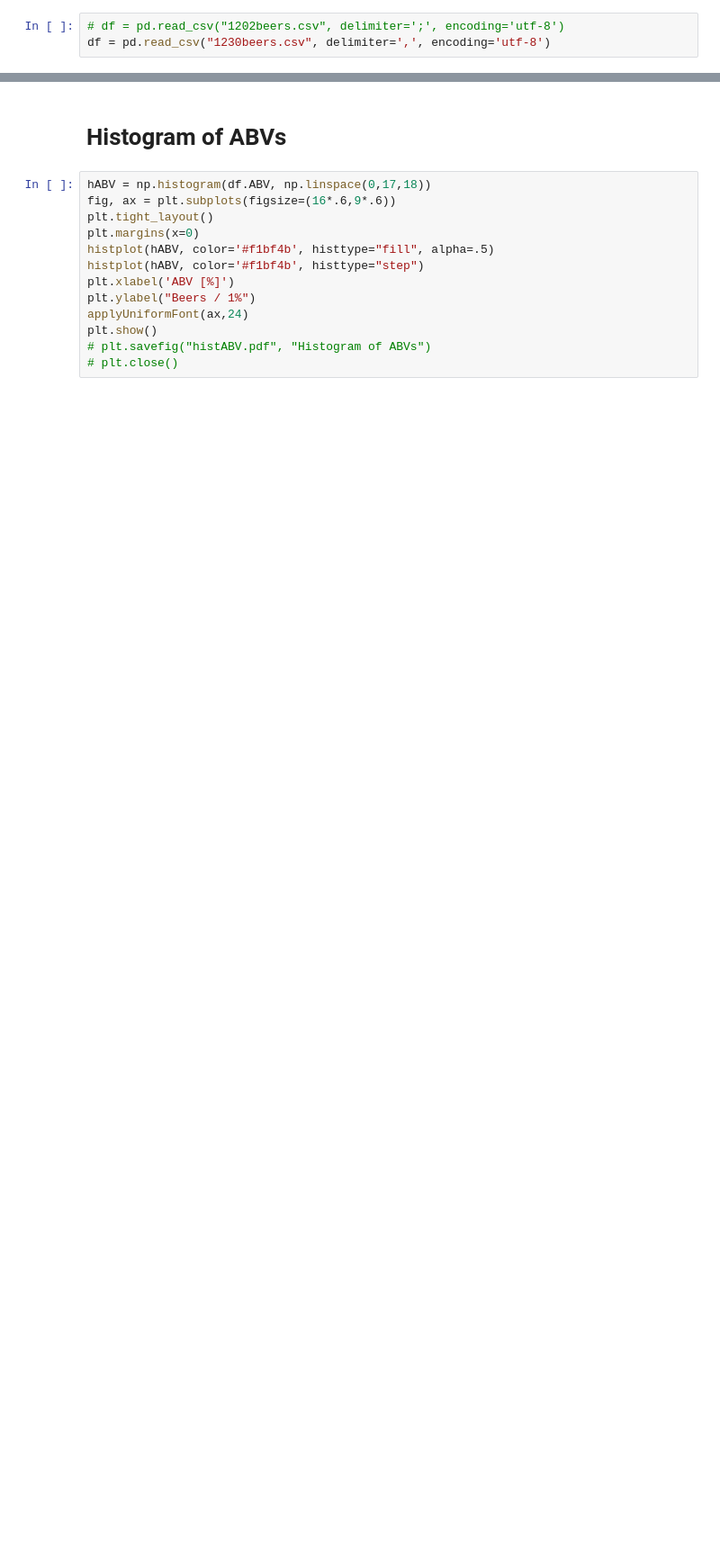
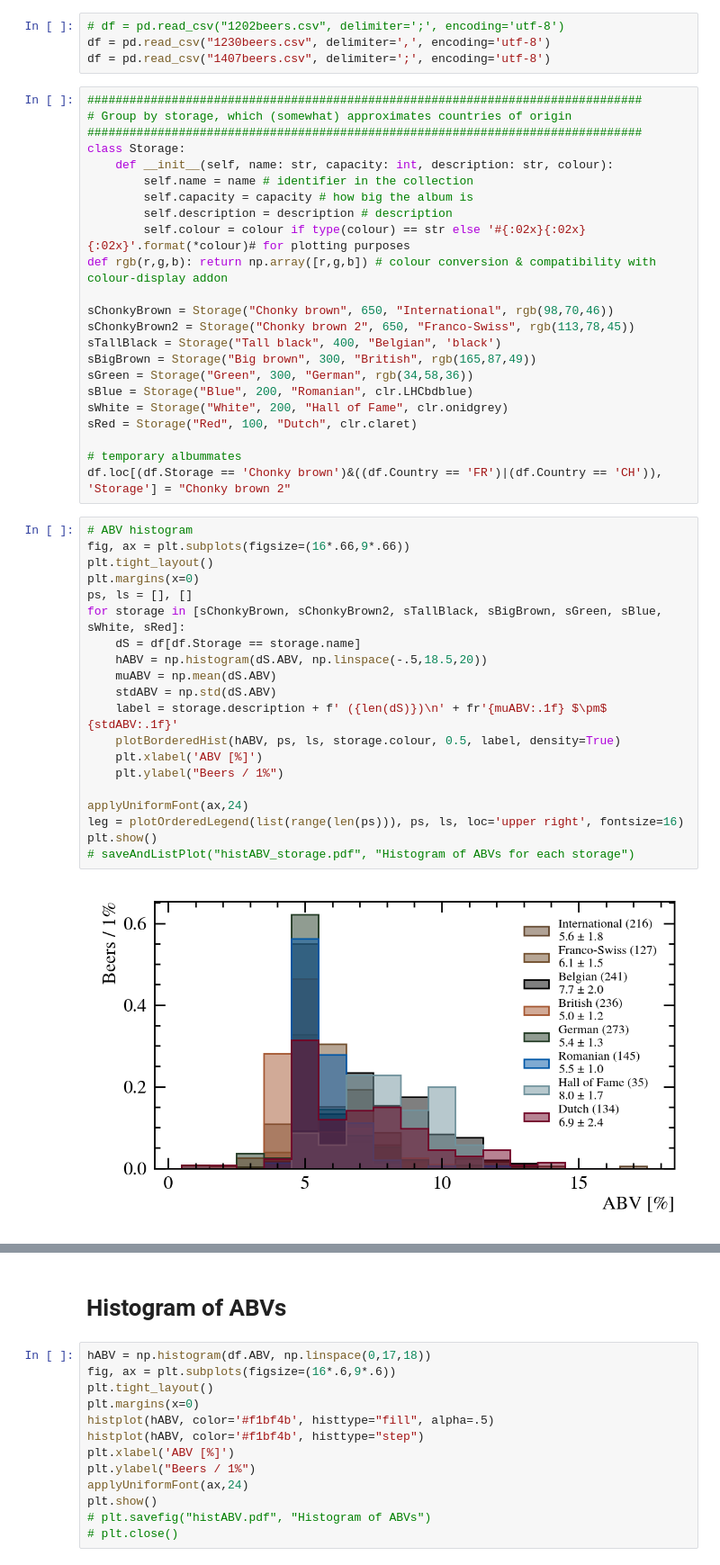
Before and after one commit to RDMoise/many-beers, a Jupyter notebook: studyBeers.ipynb, the cells around one changed output, grey strips where cells are left out. Shown at 90% size. Cells and saved outputs as stored; diff of their text form; blank space fills up the shorter version.

Commit message:
New plots with separation between albums (3D baby)

```diff
--- a/studyBeers.ipynb
+++ b/studyBeers.ipynb
@@ -31,3 +33,49 @@ from matplotlib.colors import ListedColormap, LinearSegmentedColormap
 # %%
 # df = pd.read_csv("1202beers.csv", delimiter=';', encoding='utf-8')
 df = pd.read_csv("1230beers.csv", delimiter=',', encoding='utf-8')
+df = pd.read_csv("1407beers.csv", delimiter=';', encoding='utf-8')
+# %%
+###############################################################################
+# Group by storage, which (somewhat) approximates countries of origin
+###############################################################################
+class Storage:
+    def __init__(self, name: str, capacity: int, description: str, colour):
+        self.name = name # identifier in the collection
+        self.capacity = capacity # how big the album is
+        self.description = description # description
+        self.colour = colour if type(colour) == str else '#{:02x}{:02x}{:02x}'.format(*colour)# for plotting purposes
+def rgb(r,g,b): return np.array([r,g,b]) # colour conversion & compatibility with colour-display addon
+
+sChonkyBrown = Storage("Chonky brown", 650, "International", rgb(98,70,46))
+sChonkyBrown2 = Storage("Chonky brown 2", 650, "Franco-Swiss", rgb(113,78,45))
+sTallBlack = Storage("Tall black", 400, "Belgian", 'black')
+sBigBrown = Storage("Big brown", 300, "British", rgb(165,87,49))
+sGreen = Storage("Green", 300, "German", rgb(34,58,36))
+sBlue = Storage("Blue", 200, "Romanian", clr.LHCbdblue)
+sWhite = Storage("White", 200, "Hall of Fame", clr.onidgrey)
+sRed = Storage("Red", 100, "Dutch", clr.claret)
+
+# temporary albummates
+df.loc[(df.Storage == 'Chonky brown')&((df.Country == 'FR')|(df.Country == 'CH')), 'Storage'] = "Chonky brown 2"
+# %%
+# ABV histogram
+fig, ax = plt.subplots(figsize=(16*.66,9*.66))
+plt.tight_layout()
+plt.margins(x=0)
+ps, ls = [], []
+for storage in [sChonkyBrown, sChonkyBrown2, sTallBlack, sBigBrown, sGreen, sBlue, sWhite, sRed]:
+    dS = df[df.Storage == storage.name]
+    hABV = np.histogram(dS.ABV, np.linspace(-.5,18.5,20))
+    muABV = np.mean(dS.ABV)
+    stdABV = np.std(dS.ABV)
+    label = storage.description + f' ({len(dS)})\n' + fr'{muABV:.1f} $\pm$ {stdABV:.1f}'
+    plotBorderedHist(hABV, ps, ls, storage.colour, 0.5, label, density=True)
+    plt.xlabel('ABV [%]')
+    plt.ylabel("Beers / 1%")
+
+applyUniformFont(ax,24)
+leg = plotOrderedLegend(list(range(len(ps))), ps, ls, loc='upper right', fontsize=16)
+plt.show()
+# saveAndListPlot("histABV_storage.pdf", "Histogram of ABVs for each storage")
+# %% [output]
+[figure, added]
```
Also changed, not shown: parts of 4 cells of this notebook, 18 other files.
